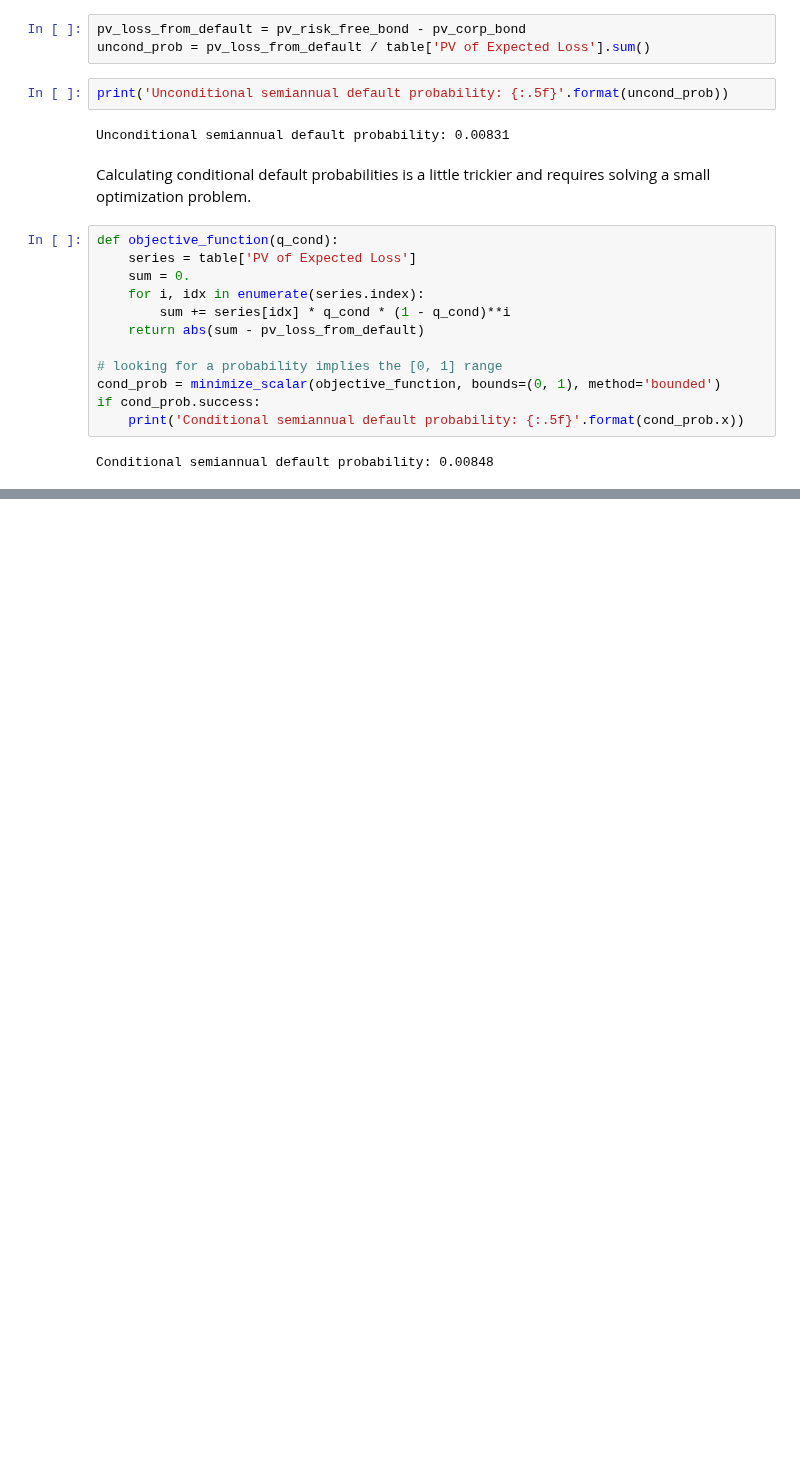
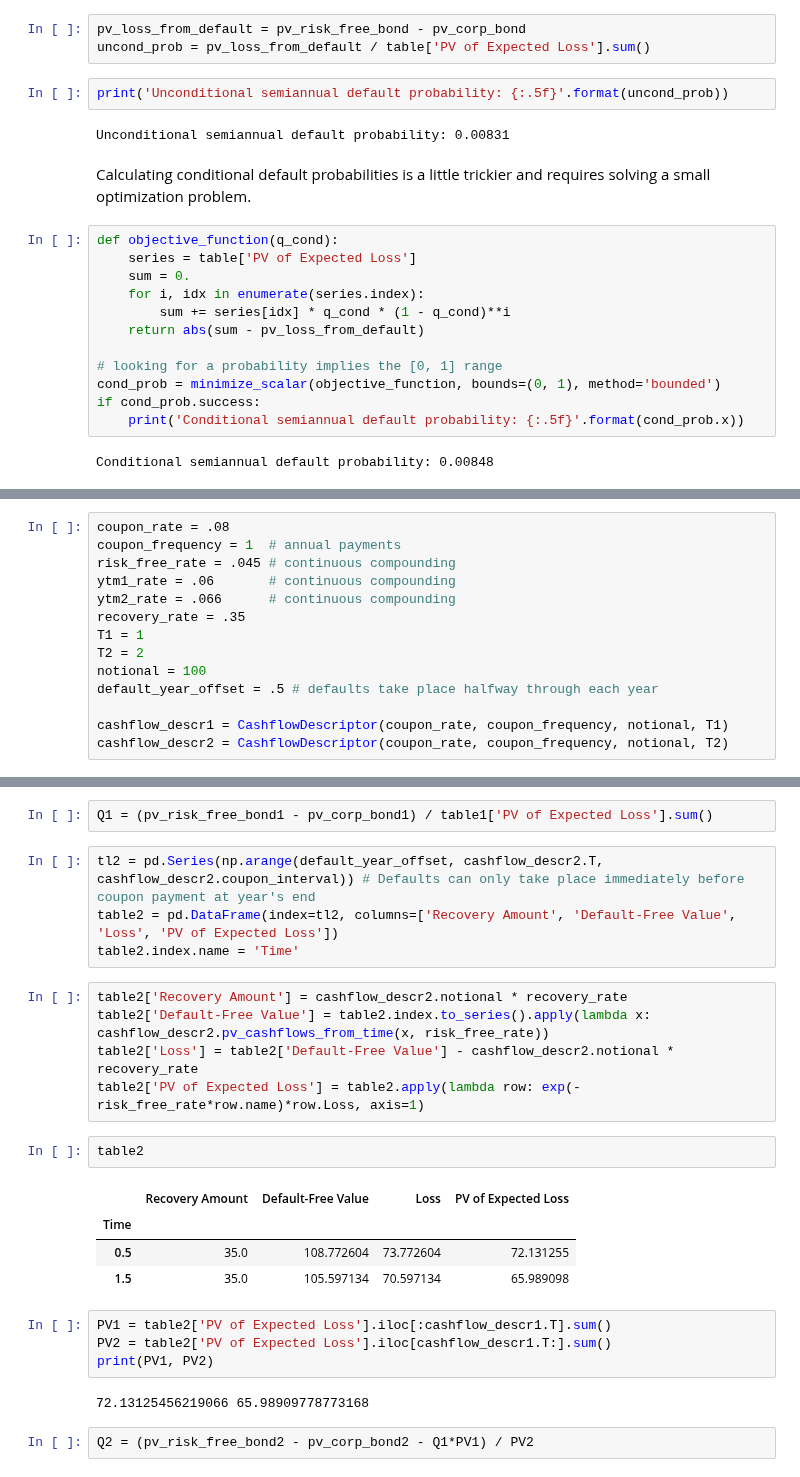
Before and after one commit to ilchen/RMaFI, a Jupyter notebook: ch19.ipynb, the cells around one changed output, grey strips where cells are left out. Cells and saved outputs as stored; diff of their text form; blank space fills up the shorter version.

```diff
--- a/ch19.ipynb
+++ b/ch19.ipynb
@@ -385,0 +388,14 @@ Conditional semiannual default probability: 0.00848
+# %%
+coupon_rate = .08
+coupon_frequency = 1  # annual payments
+risk_free_rate = .045 # continuous compounding
+ytm1_rate = .06       # continuous compounding
+ytm2_rate = .066      # continuous compounding
+recovery_rate = .35
+T1 = 1
+T2 = 2
+notional = 100
+default_year_offset = .5 # defaults take place halfway through each year
+
+cashflow_descr1 = CashflowDescriptor(coupon_rate, coupon_frequency, notional, T1)
+cashflow_descr2 = CashflowDescriptor(coupon_rate, coupon_frequency, notional, T2)
@@ -385,0 +433,26 @@ Conditional semiannual default probability: 0.00848
+# %%
+Q1 = (pv_risk_free_bond1 - pv_corp_bond1) / table1['PV of Expected Loss'].sum()
+# %%
+tl2 = pd.Series(np.arange(default_year_offset, cashflow_descr2.T, cashflow_descr2.coupon_interval)) # Defaults can only take place immediately before coupon payment at year's end
+table2 = pd.DataFrame(index=tl2, columns=['Recovery Amount', 'Default-Free Value', 'Loss', 'PV of Expected Loss'])
+table2.index.name = 'Time'
+# %%
+table2['Recovery Amount'] = cashflow_descr2.notional * recovery_rate
+table2['Default-Free Value'] = table2.index.to_series().apply(lambda x: cashflow_descr2.pv_cashflows_from_time(x, risk_free_rate))
+table2['Loss'] = table2['Default-Free Value'] - cashflow_descr2.notional * recovery_rate
+table2['PV of Expected Loss'] = table2.apply(lambda row: exp(-risk_free_rate*row.name)*row.Loss, axis=1)
+# %%
+table2
+# %% [output]
+|  | Recovery Amount | Default-Free Value | Loss | PV of Expected Loss |
+| Time |  |  |  |  |
+| 0.5 | 35.0 | 108.772604 | 73.772604 | 72.131255 |
+| 1.5 | 35.0 | 105.597134 | 70.597134 | 65.989098 |
+# %%
+PV1 = table2['PV of Expected Loss'].iloc[:cashflow_descr1.T].sum()
+PV2 = table2['PV of Expected Loss'].iloc[cashflow_descr1.T:].sum()
+print(PV1, PV2)
+# %% [output]
+72.13125456219066 65.98909778773168
+# %%
+Q2 = (pv_risk_free_bond2 - pv_corp_bond2 - Q1*PV1) / PV2
```
Also changed, not shown: parts of 7 cells of this notebook.
